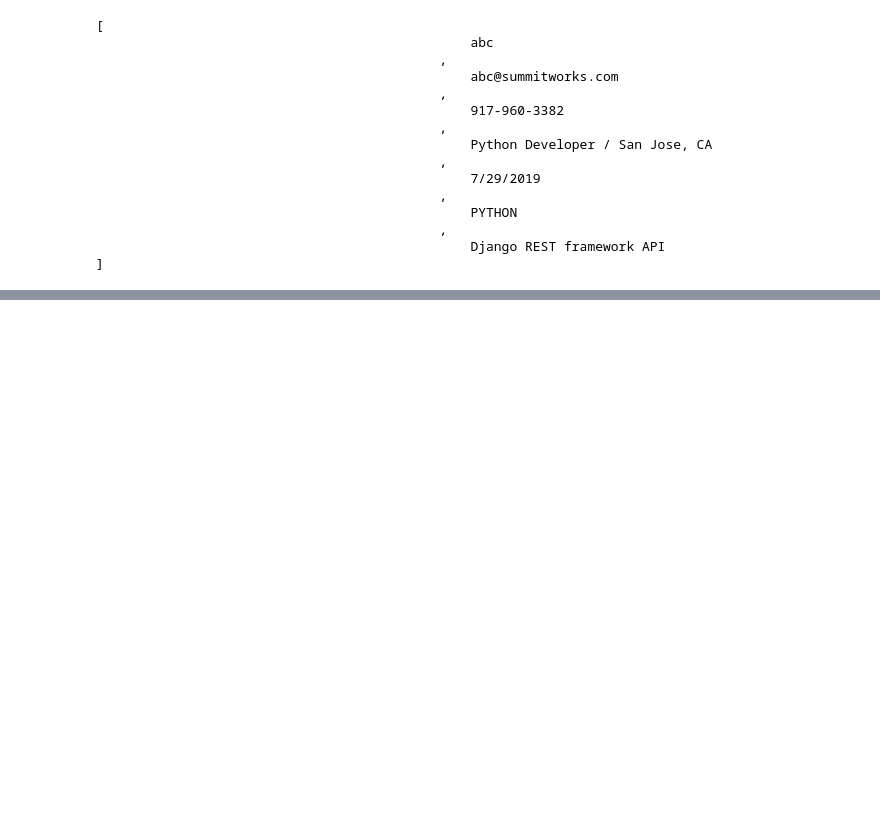
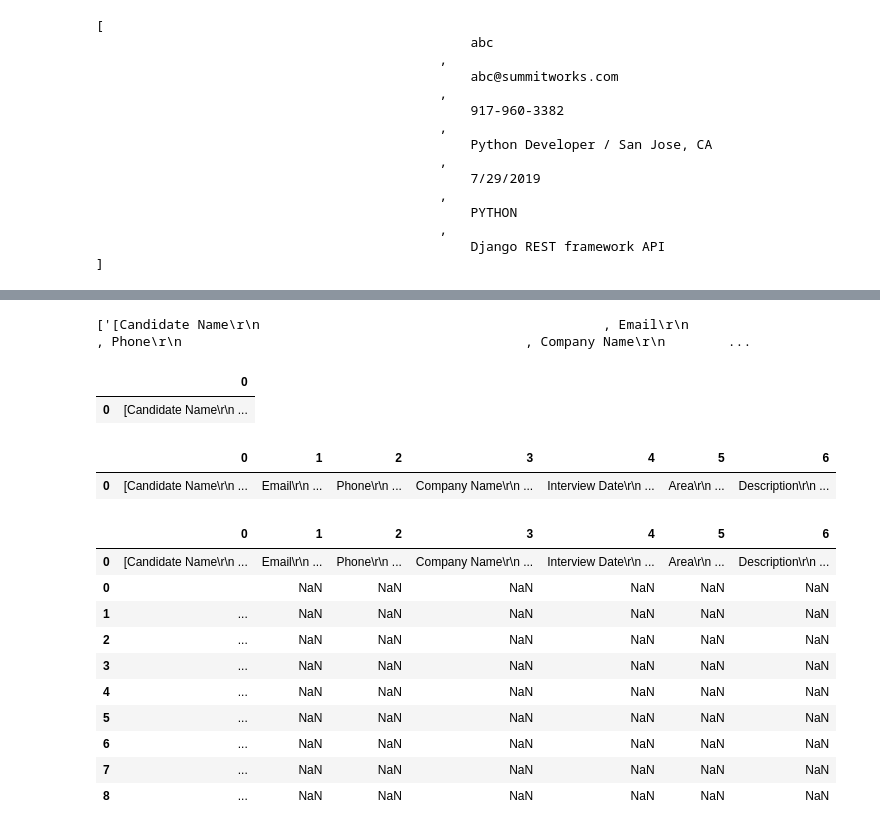
Before and after one commit to jhuang292/summitworks_web_scraping, a Jupyter notebook: Untitled.ipynb, the cells around one changed output, grey strips where cells are left out. Cells and saved outputs as stored; diff of their text form; code cells hidden in the pictures; blank space fills up the shorter version.

```diff
--- a/Untitled.ipynb
+++ b/Untitled.ipynb
@@ -178,0 +220,39 @@ pd.DataFrame(list_rows)
+# %%
+col_labels = soup.find_all('th')
+# %%
+all_header = []
+col_str = str(col_labels)
+cleantext2 = BeautifulSoup(col_str, "lxml").get_text()
+all_header.append(cleantext2)
+print(all_header)
+# %% [output]
+['[Candidate Name\r\n                                            , Email\r\n                                            , Phone\r\n                                            , Company Name\r\n        ...
+# %%
+df2 = pd.DataFrame(all_header)
+df2.head()
+# %% [output]
+|  | 0 |
+| 0 | [Candidate Name\r\n ... |
+# %%
+df3 = df2[0].str.split(',', expand=True)
+df3.head()
+# %% [output]
+|  | 0 | 1 | 2 | 3 | 4 | 5 | 6 |
+| 0 | [Candidate Name\r\n ... | Email\r\n ... | Phone\r\n ... | Company Name\r\n ... | Interview Date\r\n ... | Area\r\n ... | Description\r\n ... |
+# %%
+frames = [df3, df1]
+
+df4 = pd.concat(frames)
+df4.head(10)
+# %% [output]
+|  | 0 | 1 | 2 | 3 | 4 | 5 | 6 |
+| 0 | [Candidate Name\r\n ... | Email\r\n ... | Phone\r\n ... | Company Name\r\n ... | Interview Date\r\n ... | Area\r\n ... | Description\r\n ... |
+| 0 |  | NaN | NaN | NaN | NaN | NaN | NaN |
+| 1 | ... | NaN | NaN | NaN | NaN | NaN | NaN |
+| 2 | ... | NaN | NaN | NaN | NaN | NaN | NaN |
+| 3 | ... | NaN | NaN | NaN | NaN | NaN | NaN |
+| 4 | ... | NaN | NaN | NaN | NaN | NaN | NaN |
+| 5 | ... | NaN | NaN | NaN | NaN | NaN | NaN |
+| 6 | ... | NaN | NaN | NaN | NaN | NaN | NaN |
+| 7 | ... | NaN | NaN | NaN | NaN | NaN | NaN |
+| 8 | ... | NaN | NaN | NaN | NaN | NaN | NaN |
```
Also changed, not shown: parts of 8 cells of this notebook.
